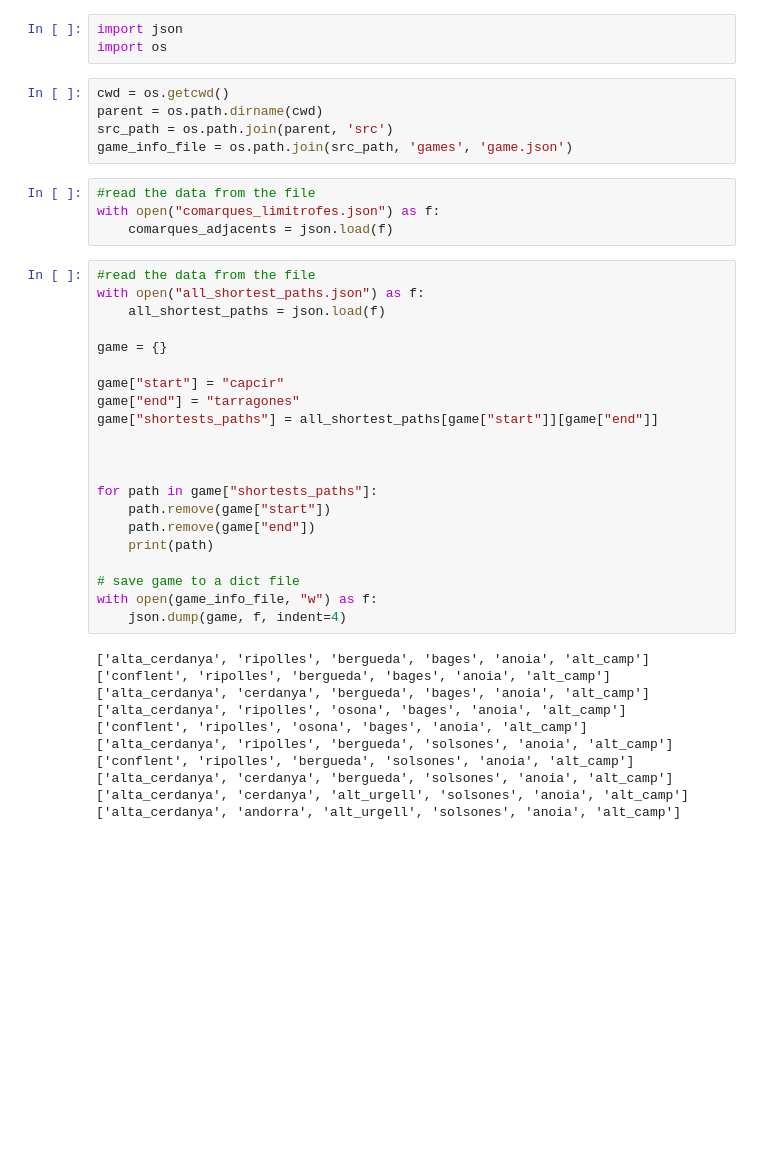
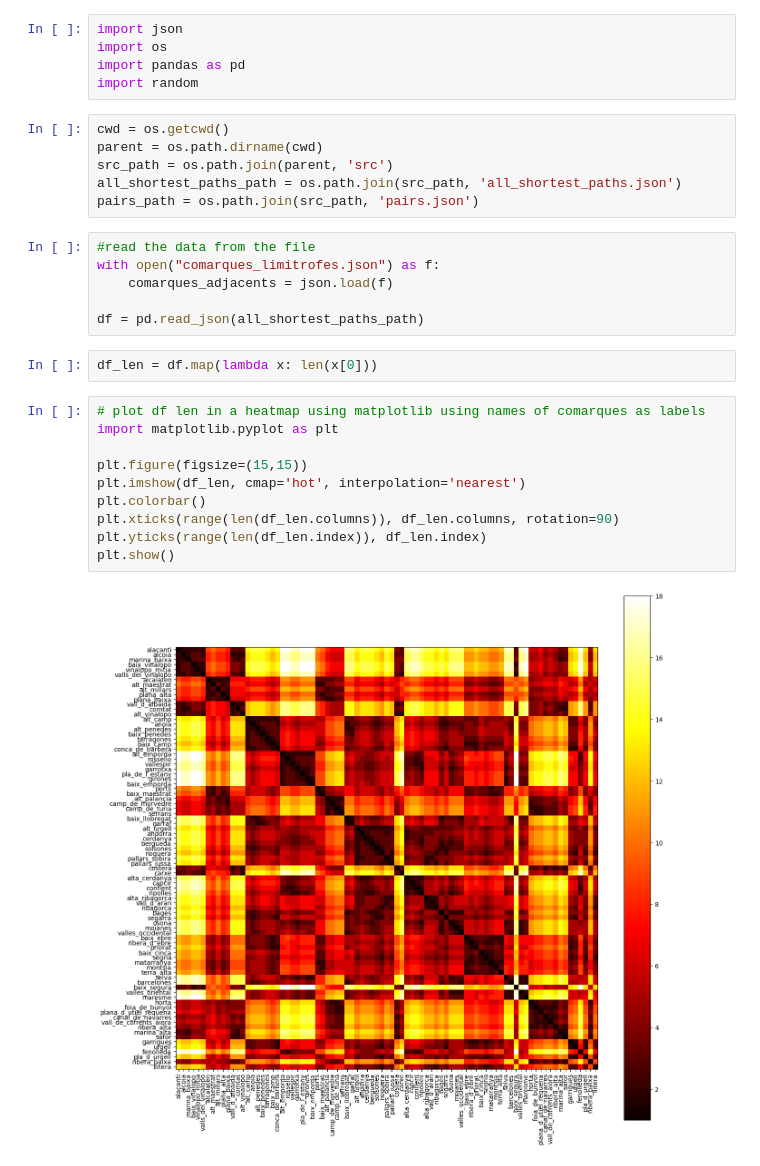
Before and after one commit to victormico/viatgle, a Jupyter notebook: notebooks/06_comarques_new_game.ipynb, the cells around one changed output. Cells and saved outputs as stored; diff of their text form; blank space fills up the shorter version.

Commit message:
Update notebooks to generate all possible game pairs

```diff
--- a/notebooks/06_comarques_new_game.ipynb
+++ b/notebooks/06_comarques_new_game.ipynb
@@ -1,44 +1,31 @@
 # %%
 import json
 import os
+import pandas as pd
+import random
 # %%
 cwd = os.getcwd()
 parent = os.path.dirname(cwd)
 src_path = os.path.join(parent, 'src')
-game_info_file = os.path.join(src_path, 'games', 'game.json')
+all_shortest_paths_path = os.path.join(src_path, 'all_shortest_paths.json')
+pairs_path = os.path.join(src_path, 'pairs.json')
 # %%
 #read the data from the file
 with open("comarques_limitrofes.json") as f:
     comarques_adjacents = json.load(f)
+
+df = pd.read_json(all_shortest_paths_path)
-# %%
-#read the data from the file
-with open("all_shortest_paths.json") as f:
-    all_shortest_paths = json.load(f)
-
-game = {}
-
-game["start"] = "capcir"
-game["end"] = "tarragones"
-game["shortests_paths"] = all_shortest_paths[game["start"]][game["end"]]
-
-
-
-for path in game["shortests_paths"]:
-    path.remove(game["start"])
-    path.remove(game["end"])
-    print(path)
-
-# save game to a dict file
-with open(game_info_file, "w") as f:
-    json.dump(game, f, indent=4)
-# %% [output]
-['alta_cerdanya', 'ripolles', 'bergueda', 'bages', 'anoia', 'alt_camp']
-['conflent', 'ripolles', 'bergueda', 'bages', 'anoia', 'alt_camp']
-['alta_cerdanya', 'cerdanya', 'bergueda', 'bages', 'anoia', 'alt_camp']
-['alta_cerdanya', 'ripolles', 'osona', 'bages', 'anoia', 'alt_camp']
-['conflent', 'ripolles', 'osona', 'bages', 'anoia', 'alt_camp']
-['alta_cerdanya', 'ripolles', 'bergueda', 'solsones', 'anoia', 'alt_camp']
-['conflent', 'ripolles', 'bergueda', 'solsones', 'anoia', 'alt_camp']
-['alta_cerdanya', 'cerdanya', 'bergueda', 'solsones', 'anoia', 'alt_camp']
-['alta_cerdanya', 'cerdanya', 'alt_urgell', 'solsones', 'anoia', 'alt_camp']
-['alta_cerdanya', 'andorra', 'alt_urgell', 'solsones', 'anoia', 'alt_camp']
+# %%
+df_len = df.map(lambda x: len(x[0]))
+# %%
+# plot df len in a heatmap using matplotlib using names of comarques as labels
+import matplotlib.pyplot as plt
+
+plt.figure(figsize=(15,15))
+plt.imshow(df_len, cmap='hot', interpolation='nearest')
+plt.colorbar()
+plt.xticks(range(len(df_len.columns)), df_len.columns, rotation=90)
+plt.yticks(range(len(df_len.index)), df_len.index)
+plt.show()
+# %% [output]
+[figure, added]
```
Also changed, not shown: parts of 1 cell of this notebook, 2 other files.
